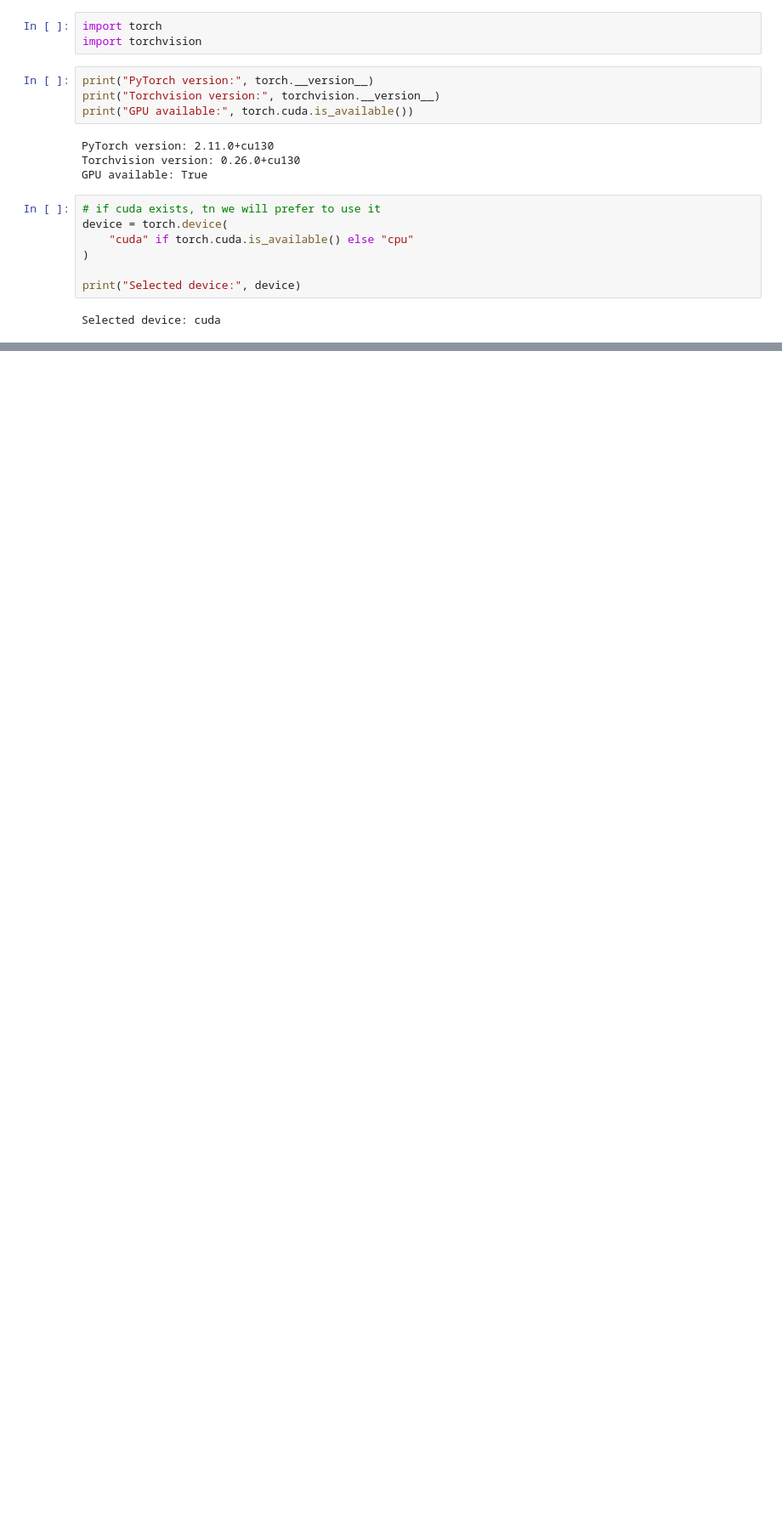
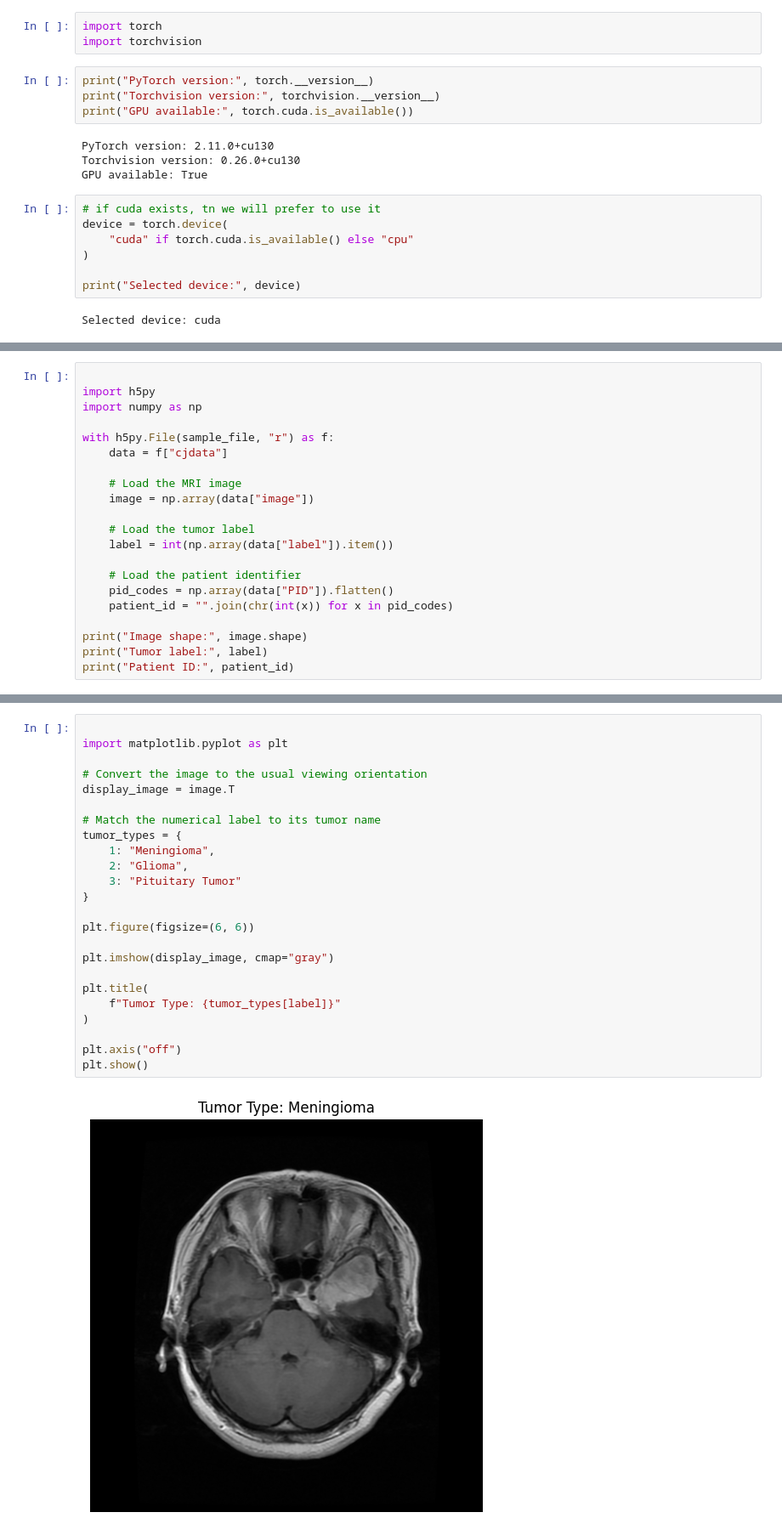
Before and after one commit to sshema-cpu/brain-tumor-mri-classification, a Jupyter notebook: Ethan_Paredez_&_Sam_Shema_Brain_Tumor_MRI_Classification.ipynb, the cells around one changed output, grey strips where cells are left out. Shown at 85% size. Cells and saved outputs as stored; diff of their text form; blank space fills up the shorter version.

```diff
--- a/Ethan_Paredez_&_Sam_Shema_Brain_Tumor_MRI_Classification.ipynb
+++ b/Ethan_Paredez_&_Sam_Shema_Brain_Tumor_MRI_Classification.ipynb
@@ -22,0 +267,21 @@ Selected device: cuda
+# %%
+
+import h5py
+import numpy as np
+
+with h5py.File(sample_file, "r") as f:
+    data = f["cjdata"]
+
+    # Load the MRI image
+    image = np.array(data["image"])
+
+    # Load the tumor label
+    label = int(np.array(data["label"]).item())
+
+    # Load the patient identifier
+    pid_codes = np.array(data["PID"]).flatten()
+    patient_id = "".join(chr(int(x)) for x in pid_codes)
+
+print("Image shape:", image.shape)
+print("Tumor label:", label)
+print("Patient ID:", patient_id)
@@ -22,0 +292,26 @@ Selected device: cuda
+# %%
+
+import matplotlib.pyplot as plt
+
+# Convert the image to the usual viewing orientation
+display_image = image.T
+
+# Match the numerical label to its tumor name
+tumor_types = {
+    1: "Meningioma",
+    2: "Glioma",
+    3: "Pituitary Tumor"
+}
+
+plt.figure(figsize=(6, 6))
+
+plt.imshow(display_image, cmap="gray")
+
+plt.title(
+    f"Tumor Type: {tumor_types[label]}"
+)
+
+plt.axis("off")
+plt.show()
+# %% [output]
+[figure, added]
```
Also changed, not shown: parts of 49 cells of this notebook.
